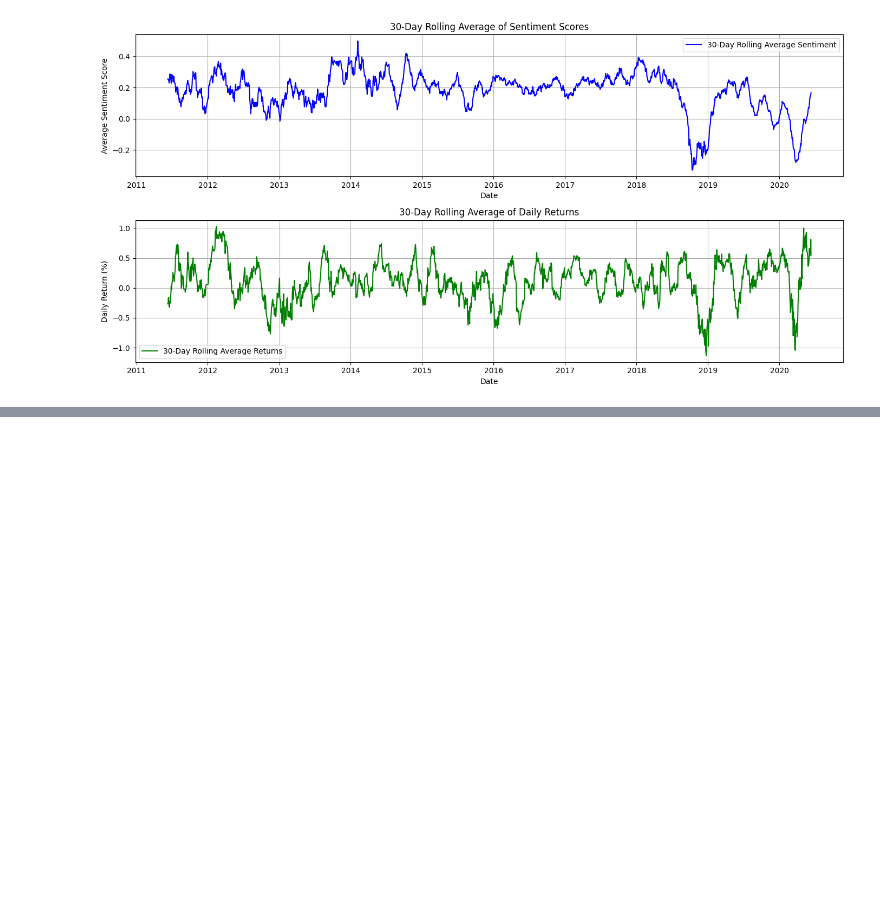
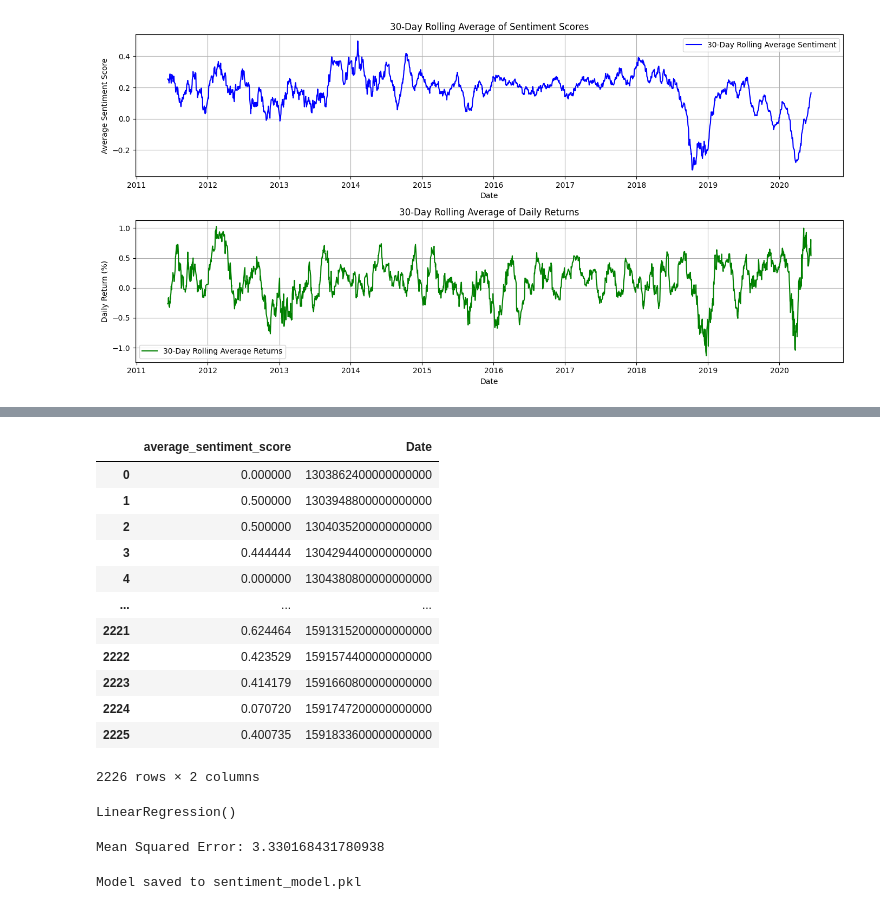
Before and after one commit to Eyobgithubc/Sentiment-Driven-Financial-Forecasting, a Jupyter notebook: notebooks/sentiment_stock_correlation_analysis.ipynb, the cells around one changed output, grey strips where cells are left out. Cells and saved outputs as stored; diff of their text form; code cells hidden in the pictures; blank space fills up the shorter version.

Commit message:
Build LinearRegrresion model and dashboard with streamlit

```diff
--- a/notebooks/sentiment_stock_correlation_analysis.ipynb
+++ b/notebooks/sentiment_stock_correlation_analysis.ipynb
@@ -191,0 +212,23 @@ plt.show()
+# %%
+merged_df['Date'] = pd.to_numeric(merged_df['Date'], errors='coerce')
+#merged_df = merged_df.dropna()
+# %%
+
+X = merged_df[['average_sentiment_score', 'Date']]  # Features
+y = merged_df['daily_return']
+merged_df
+X
+# %% [output]
+|  | average_sentiment_score | Date |
+| 0 | 0.000000 | 1303862400000000000 |
+| 1 | 0.500000 | 1303948800000000000 |
+| 2 | 0.500000 | 1304035200000000000 |
+| 3 | 0.444444 | 1304294400000000000 |
+| 4 | 0.000000 | 1304380800000000000 |
+| ... | ... | ... |
+| 2221 | 0.624464 | 1591315200000000000 |
+| 2222 | 0.423529 | 1591574400000000000 |
+| 2223 | 0.414179 | 1591660800000000000 |
+| 2224 | 0.070720 | 1591747200000000000 |
+| 2225 | 0.400735 | 1591833600000000000 |
+2226 rows × 2 columns
@@ -191,0 +237,18 @@ plt.show()
+# %%
+model = LinearRegression()
+model.fit(X_train, y_train)
+# %% [output]
+LinearRegression()
+# %%
+y_pred = model.predict(X_test)
+mse = mean_squared_error(y_test, y_pred)
+print(f'Mean Squared Error: {mse}')
+# %% [output]
+Mean Squared Error: 3.330168431780938
+# %%
+with open('sentiment_model.pkl', 'wb') as f:
+    pickle.dump(model, f)
+
+print('Model saved to sentiment_model.pkl')
+# %% [output]
+Model saved to sentiment_model.pkl
```
Also changed, not shown: parts of 3 cells of this notebook, 3 other files.
